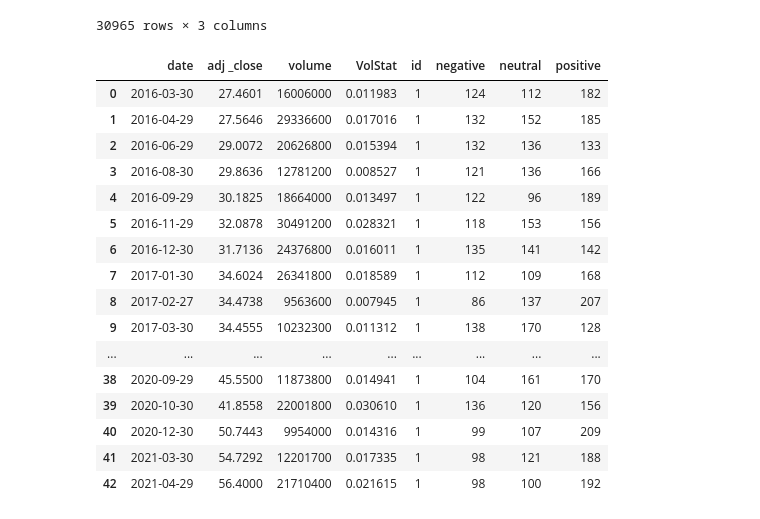
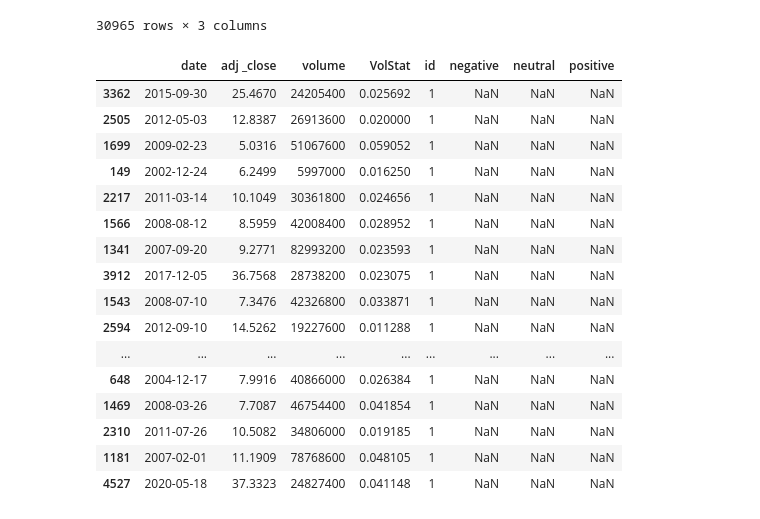
Before and after one commit to Shana54321/DS4A_Team145, a Jupyter notebook: Team_145_Datasets.ipynb, the cells around one changed output. Cells and saved outputs as stored; diff of their text form; code cells hidden in the pictures.

```diff
--- a/Team_145_Datasets.ipynb
+++ b/Team_145_Datasets.ipynb
@@ -186,22 +220,23 @@ See the caveats in the documentation: https://pandas.pydata.org/pandas-docs/stab
 | 30964 | 7.940000e+17 | 2021-05-30 | positive |
 30965 rows × 3 columns
 # %%
-pd.merge(com_stk, com_twt, how ='inner', on=['id','date'])
+cmcast_fin =pd.merge(com_stk, com_twt, how ='left', on=['id','date'])
+cmcast_fin.sample(23)
 # %% [output]
 |  | date | adj _close | volume | VolStat | id | negative | neutral | positive |
-| 0 | 2016-03-30 | 27.4601 | 16006000 | 0.011983 | 1 | 124 | 112 | 182 |
-| 1 | 2016-04-29 | 27.5646 | 29336600 | 0.017016 | 1 | 132 | 152 | 185 |
-| 2 | 2016-06-29 | 29.0072 | 20626800 | 0.015394 | 1 | 132 | 136 | 133 |
-| 3 | 2016-08-30 | 29.8636 | 12781200 | 0.008527 | 1 | 121 | 136 | 166 |
-| 4 | 2016-09-29 | 30.1825 | 18664000 | 0.013497 | 1 | 122 | 96 | 189 |
-| 5 | 2016-11-29 | 32.0878 | 30491200 | 0.028321 | 1 | 118 | 153 | 156 |
-| 6 | 2016-12-30 | 31.7136 | 24376800 | 0.016011 | 1 | 135 | 141 | 142 |
-| 7 | 2017-01-30 | 34.6024 | 26341800 | 0.018589 | 1 | 112 | 109 | 168 |
-| 8 | 2017-02-27 | 34.4738 | 9563600 | 0.007945 | 1 | 86 | 137 | 207 |
-| 9 | 2017-03-30 | 34.4555 | 10232300 | 0.011312 | 1 | 138 | 170 | 128 |
+| 3362 | 2015-09-30 | 25.4670 | 24205400 | 0.025692 | 1 | NaN | NaN | NaN |
+| 2505 | 2012-05-03 | 12.8387 | 26913600 | 0.020000 | 1 | NaN | NaN | NaN |
+| 1699 | 2009-02-23 | 5.0316 | 51067600 | 0.059052 | 1 | NaN | NaN | NaN |
+| 149 | 2002-12-24 | 6.2499 | 5997000 | 0.016250 | 1 | NaN | NaN | NaN |
+| 2217 | 2011-03-14 | 10.1049 | 30361800 | 0.024656 | 1 | NaN | NaN | NaN |
+| 1566 | 2008-08-12 | 8.5959 | 42008400 | 0.028952 | 1 | NaN | NaN | NaN |
+| 1341 | 2007-09-20 | 9.2771 | 82993200 | 0.023593 | 1 | NaN | NaN | NaN |
+| 3912 | 2017-12-05 | 36.7568 | 28738200 | 0.023075 | 1 | NaN | NaN | NaN |
+| 1543 | 2008-07-10 | 7.3476 | 42326800 | 0.033871 | 1 | NaN | NaN | NaN |
+| 2594 | 2012-09-10 | 14.5262 | 19227600 | 0.011288 | 1 | NaN | NaN | NaN |
 | ... | ... | ... | ... | ... | ... | ... | ... | ... |
-| 38 | 2020-09-29 | 45.5500 | 11873800 | 0.014941 | 1 | 104 | 161 | 170 |
-| 39 | 2020-10-30 | 41.8558 | 22001800 | 0.030610 | 1 | 136 | 120 | 156 |
-| 40 | 2020-12-30 | 50.7443 | 9954000 | 0.014316 | 1 | 99 | 107 | 209 |
-| 41 | 2021-03-30 | 54.7292 | 12201700 | 0.017335 | 1 | 98 | 121 | 188 |
-| 42 | 2021-04-29 | 56.4000 | 21710400 | 0.021615 | 1 | 98 | 100 | 192 |
+| 648 | 2004-12-17 | 7.9916 | 40866000 | 0.026384 | 1 | NaN | NaN | NaN |
+| 1469 | 2008-03-26 | 7.7087 | 46754400 | 0.041854 | 1 | NaN | NaN | NaN |
+| 2310 | 2011-07-26 | 10.5082 | 34806000 | 0.019185 | 1 | NaN | NaN | NaN |
+| 1181 | 2007-02-01 | 11.1909 | 78768600 | 0.048105 | 1 | NaN | NaN | NaN |
+| 4527 | 2020-05-18 | 37.3323 | 24827400 | 0.041148 | 1 | NaN | NaN | NaN |
```
Also changed, not shown: parts of 12 cells of this notebook.
